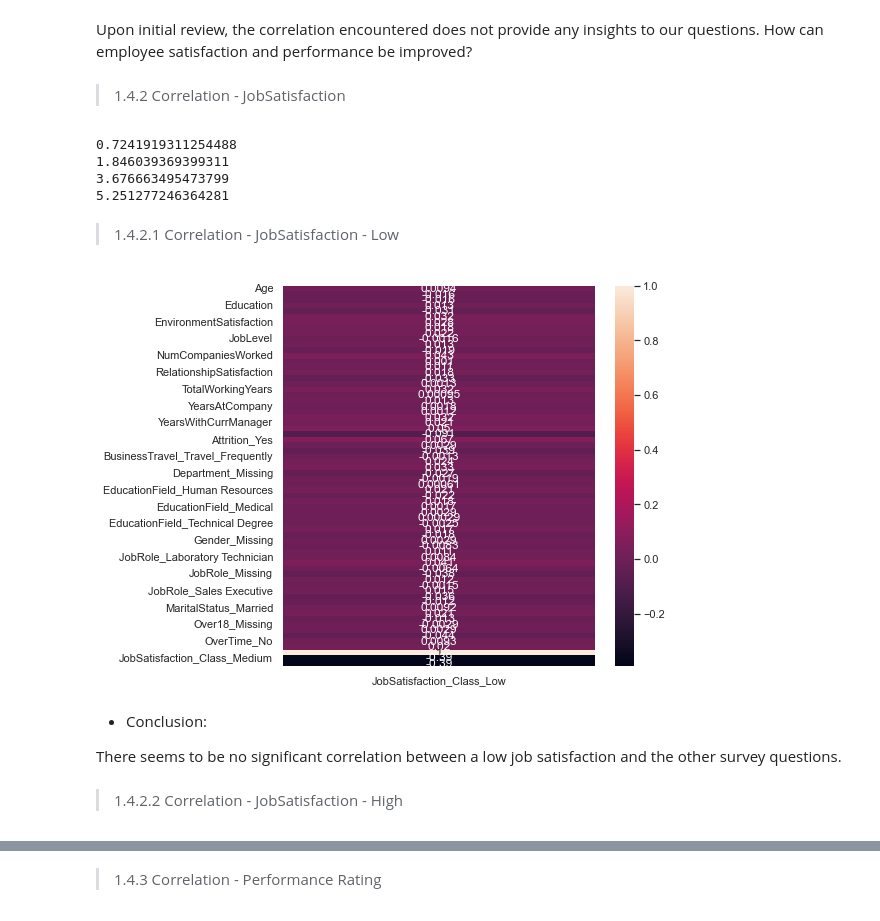
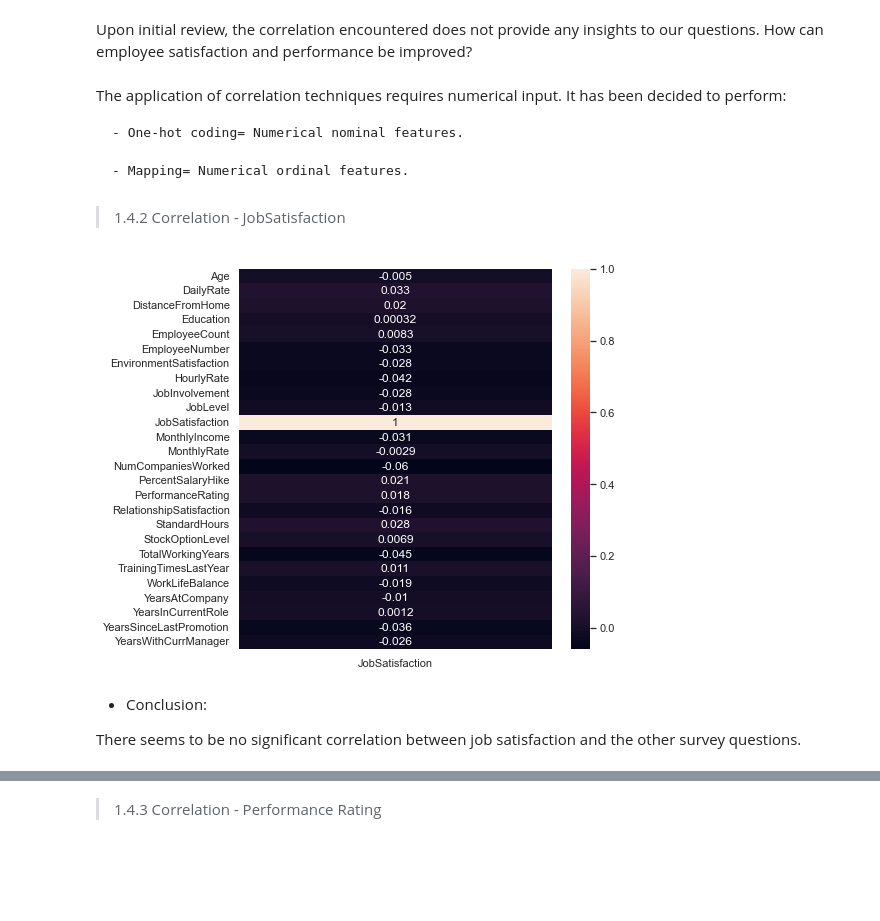
Before and after one commit to EduardoJMatosRomero/MLDPSTCA2, a Jupyter notebook: EduardoJMatosRomero_sba23298_Lvl8_CA2.ipynb, the cells around one changed output, grey strips where cells are left out. Saved outputs shown, nothing was run; the diff lists cells and outputs as text; code cells hidden in the pictures; blank space fills up the shorter version.

Commit message:
Correlation ampliation

```diff
--- a/EduardoJMatosRomero_sba23298_Lvl8_CA2.ipynb
+++ b/EduardoJMatosRomero_sba23298_Lvl8_CA2.ipynb
@@ -355,7 +356,7 @@ Name: Department, dtype: int64
 categorical_columns = df.select_dtypes(include=['object']).columns
 
 # Plotting the distribution of each categorical variable
-fig, axes = plt.subplots(3, 3, figsize=(12, 12))
+fig, axes = plt.subplots(4, 2, figsize=(12, 12))
 axes = axes.flatten()
 
 for i, col in enumerate(categorical_columns):
@@ -379,7 +380,7 @@ df_cat_columns = df[categorical_columns].fillna('Missing')
 categorical_columns = df_cat_columns.select_dtypes(include=['object']).columns
 
 # Plotting the distribution of each categorical variable
-fig, axes = plt.subplots(3, 3, figsize=(12, 12))
+fig, axes = plt.subplots(4, 2, figsize=(12, 12))
 axes = axes.flatten()
 
 for i, col in enumerate(categorical_columns):
@@ -612,10 +628,10 @@ for col in categorical_columns:
     df3[col] = df3[col].fillna('Missing')
 
     # Applying one-hot encoding
-    df3 = pd.concat([df3, pd.get_dummies(df3[col], prefix=col)], axis=1)
+    #df3 = pd.concat([df3, pd.get_dummies(df3[col], prefix=col)], axis=1)
 
     # Dropping the original column
-    df3.drop(col, axis=1, inplace=True)
+    #df3.drop(col, axis=1, inplace=True)
 # %% [markdown]
 > 1.3.6.1 Iterative imputation
 # %%
@@ -753,41 +753,20 @@ plt.show()
 # %% [markdown]
 Upon initial review, the correlation encountered does not provide any insights to our questions. How can employee satisfaction and performance be improved?
+# %% [markdown]
+The application of correlation techniques requires numerical input. It has been decided to perform:
+
+    - One-hot coding= Numerical nominal features.
+
+    - Mapping= Numerical ordinal features.
 # %% [markdown]
 > 1.4.2 Correlation - JobSatisfaction
-# %%
-Q1 = df['JobSatisfaction'].quantile(0.25)
-Q3 = df['JobSatisfaction'].quantile(0.75)
-
-print(df['JobSatisfaction'].min())
-print(Q1)
-print(Q3)
-print(df['JobSatisfaction'].max())
-# %% [output]
-0.7241919311254488
-1.846039369399311
-3.676663495473799
-5.251277246364281
-# %%
-# Defining thresholds.
-thresholds = [0.72, 1.9, 3.68, 5.26]
-
-# Creating bins using the defined thresholds
-df3['JobSatisfaction_Class'] = pd.cut(df3['JobSatisfaction'], bins=thresholds, labels=['Low', 'Medium', 'High'], include_lowest=True)
-
-df3.drop('JobSatisfaction', axis=1, inplace=True)
-
-df3 = pd.get_dummies(df3, columns=['JobSatisfaction_Class'])
-# %% [markdown]
-> 1.4.2.1 Correlation - JobSatisfaction - Low
 # %%
 plt.figure(figsize=(7,7))
-sns.heatmap(df3.corr()[["JobSatisfaction_Class_Low"]], annot=True)
+sns.heatmap(df3.corr()[["JobSatisfaction"]], annot=True)
 plt.show()
 # %% [output]
-[figure, old version]
+[figure, new version]
 # %% [markdown]
 - Conclusion:
 
-There seems to be no significant correlation between a low job satisfaction and the other survey questions.
+There seems to be no significant correlation between job satisfaction and the other survey questions.
-# %% [markdown]
-> 1.4.2.2 Correlation - JobSatisfaction - High
```
Also changed, not shown: parts of 56 cells of this notebook.
